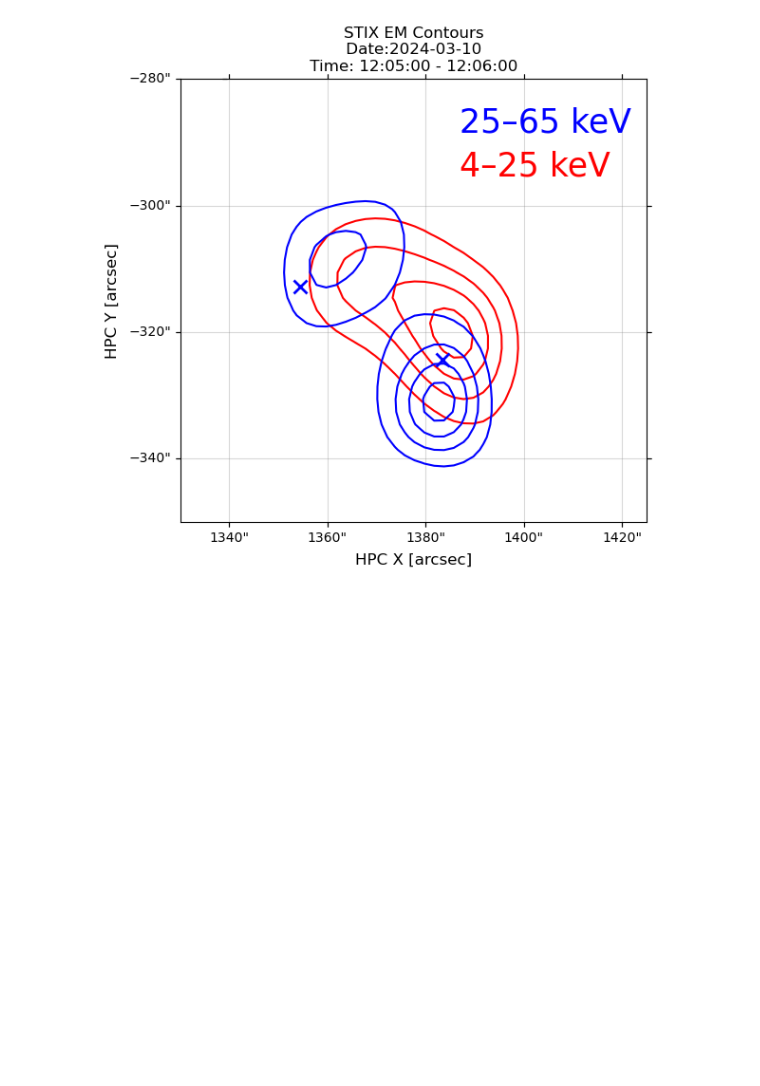
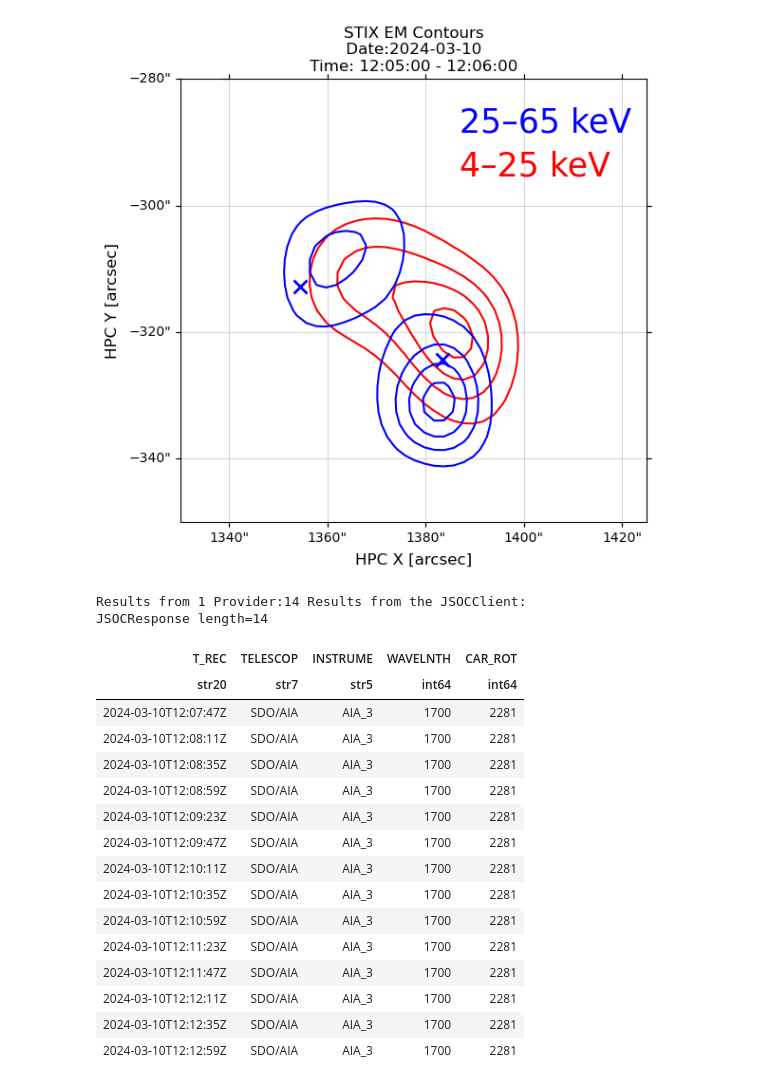
Before and after one commit to soler-he/sunkit-spex_demo, a Jupyter notebook: imaging/imaging_demo.ipynb, the cells around one changed output. Saved outputs shown, nothing was run; the diff lists cells and outputs as text; code cells hidden in the pictures; blank space fills up the shorter version.

Commit message:
comments out download

```diff
--- a/imaging/imaging_demo.ipynb
+++ b/imaging/imaging_demo.ipynb
@@ -898,12 +898,31 @@ warnings.filterwarnings("ignore")
 # %%
 res = Fido.search(a.Time('2024-03-10T12:08:00', '2024-03-10T12:13:00'),a.Wavelength(1700*u.angstrom),a.jsoc.Series('aia.lev1_uv_24s'),a.jsoc.Notify('jmitchell@aip.de') )
 res
 
-import os
+# import os
 
-try:
-    os.mkdir('../aia/')
-except:
-    pass
+# try:
+#     os.mkdir('../aia/')
+# except:
+#     pass
 
-downloaded_files = Fido.fetch(res,path='../aia/')
+# downloaded_files = Fido.fetch(res,path='../aia/')
+# %% [output]
+Results from 1 Provider:14 Results from the JSOCClient:
+JSOCResponse length=14
+| T_REC | TELESCOP | INSTRUME | WAVELNTH | CAR_ROT |
+| str20 | str7 | str5 | int64 | int64 |
+| 2024-03-10T12:07:47Z | SDO/AIA | AIA_3 | 1700 | 2281 |
+| 2024-03-10T12:08:11Z | SDO/AIA | AIA_3 | 1700 | 2281 |
+| 2024-03-10T12:08:35Z | SDO/AIA | AIA_3 | 1700 | 2281 |
+| 2024-03-10T12:08:59Z | SDO/AIA | AIA_3 | 1700 | 2281 |
+| 2024-03-10T12:09:23Z | SDO/AIA | AIA_3 | 1700 | 2281 |
+| 2024-03-10T12:09:47Z | SDO/AIA | AIA_3 | 1700 | 2281 |
+| 2024-03-10T12:10:11Z | SDO/AIA | AIA_3 | 1700 | 2281 |
+| 2024-03-10T12:10:35Z | SDO/AIA | AIA_3 | 1700 | 2281 |
+| 2024-03-10T12:10:59Z | SDO/AIA | AIA_3 | 1700 | 2281 |
+| 2024-03-10T12:11:23Z | SDO/AIA | AIA_3 | 1700 | 2281 |
+| 2024-03-10T12:11:47Z | SDO/AIA | AIA_3 | 1700 | 2281 |
+| 2024-03-10T12:12:11Z | SDO/AIA | AIA_3 | 1700 | 2281 |
+| 2024-03-10T12:12:35Z | SDO/AIA | AIA_3 | 1700 | 2281 |
+| 2024-03-10T12:12:59Z | SDO/AIA | AIA_3 | 1700 | 2281 |
```
